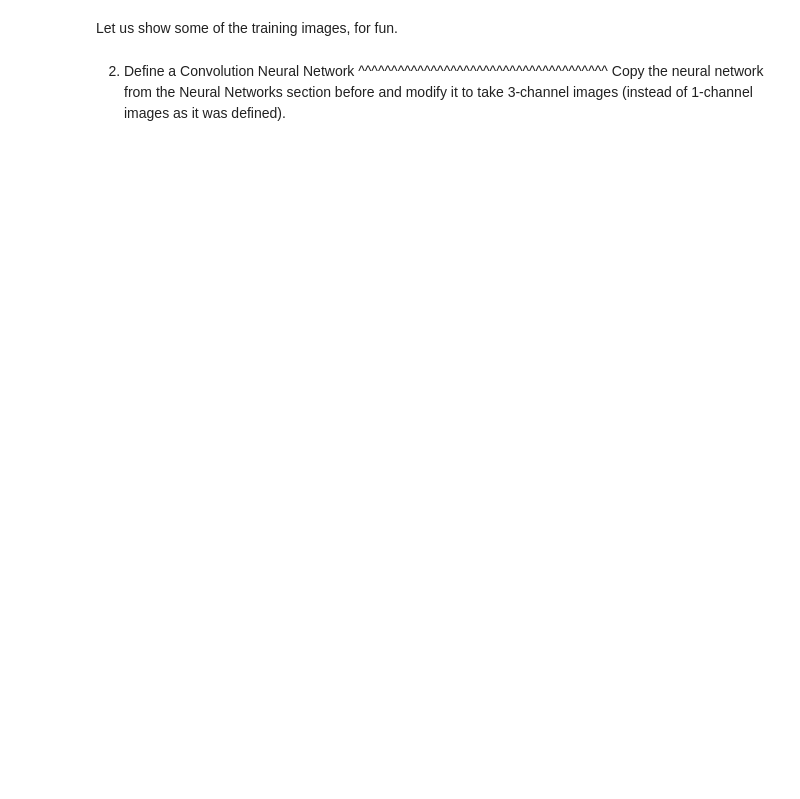
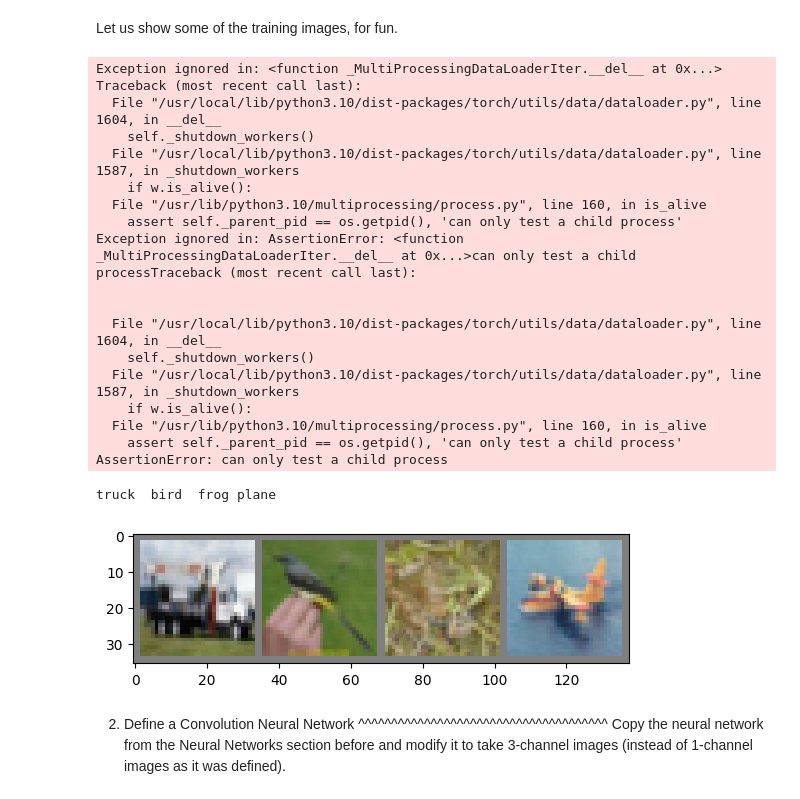
Before and after one commit to TieensDat/CRUD-Category-Video-with-JPA, a Jupyter notebook: _downloads/cifar10_tutorial.ipynb, the cells around one changed output. Saved outputs shown, nothing was run; the diff lists cells and outputs as text; code cells hidden in the pictures; blank space fills up the shorter version.

```diff
--- a/_downloads/cifar10_tutorial.ipynb
+++ b/_downloads/cifar10_tutorial.ipynb
@@ -85,24 +95,45 @@ Let us show some of the training images, for fun.
 # %%
 import matplotlib.pyplot as plt
 import numpy as np
 
 # functions to show an image
 
 
 def imshow(img):
     img = img / 2 + 0.5     # unnormalize
     npimg = img.numpy()
     plt.imshow(np.transpose(npimg, (1, 2, 0)))
 
 
 # get some random training images
 dataiter = iter(trainloader)
-images, labels = dataiter.next()
+images, labels = next(dataiter)
 
 # show images
 imshow(torchvision.utils.make_grid(images))
 # print labels
 print(' '.join('%5s' % classes[labels[j]] for j in range(4)))
+# %% [output]
+Exception ignored in: <function _MultiProcessingDataLoaderIter.__del__ at 0x...>
+Traceback (most recent call last):
+  File "/usr/local/lib/python3.10/dist-packages/torch/utils/data/dataloader.py", line 1604, in __del__
+    self._shutdown_workers()
+  File "/usr/local/lib/python3.10/dist-packages/torch/utils/data/dataloader.py", line 1587, in _shutdown_workers
+    if w.is_alive():
+  File "/usr/lib/python3.10/multiprocessing/process.py", line 160, in is_alive
+    assert self._parent_pid == os.getpid(), 'can only test a child process'
+Exception ignored in: AssertionError: <function _MultiProcessingDataLoaderIter.__del__ at 0x...>can only test a child processTraceback (most recent call last):
+
+
+  File "/usr/local/lib/python3.10/dist-packages/torch/utils/data/dataloader.py", line 1604, in __del__
+    self._shutdown_workers()
+  File "/usr/local/lib/python3.10/dist-packages/torch/utils/data/dataloader.py", line 1587, in _shutdown_workers
+    if w.is_alive():
+  File "/usr/lib/python3.10/multiprocessing/process.py", line 160, in is_alive
+    assert self._parent_pid == os.getpid(), 'can only test a child process'
+AssertionError: can only test a child process
+truck  bird  frog plane
+[figure, added]
 # %% [markdown]
 2. Define a Convolution Neural Network
 ^^^^^^^^^^^^^^^^^^^^^^^^^^^^^^^^^^^^^^
```
Also changed, not shown: parts of 11 cells of this notebook.
